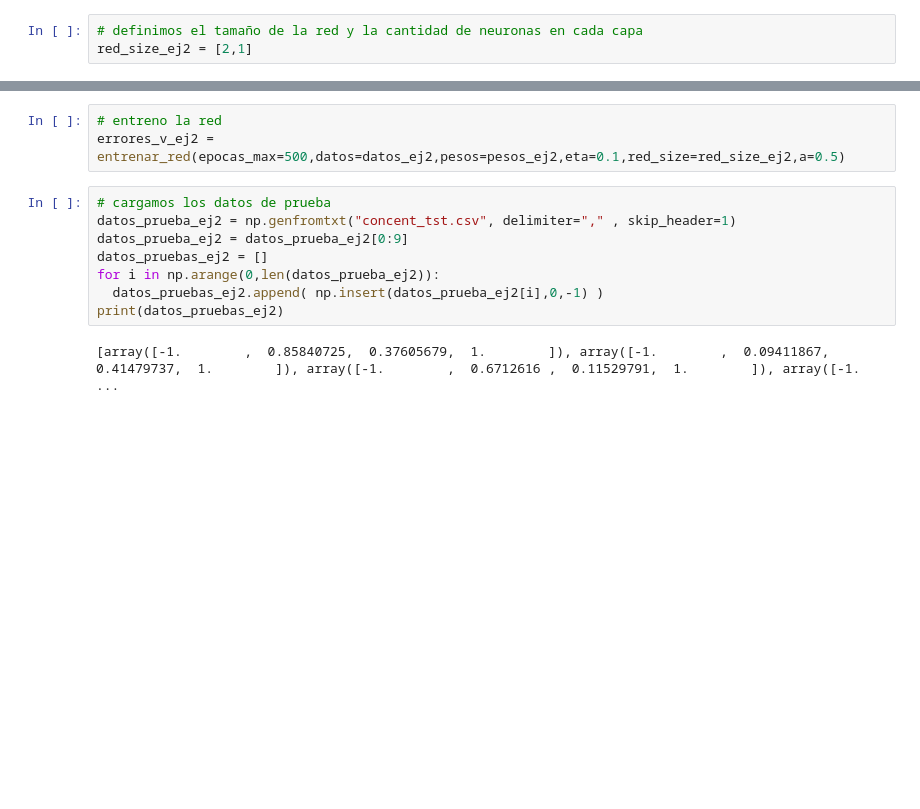
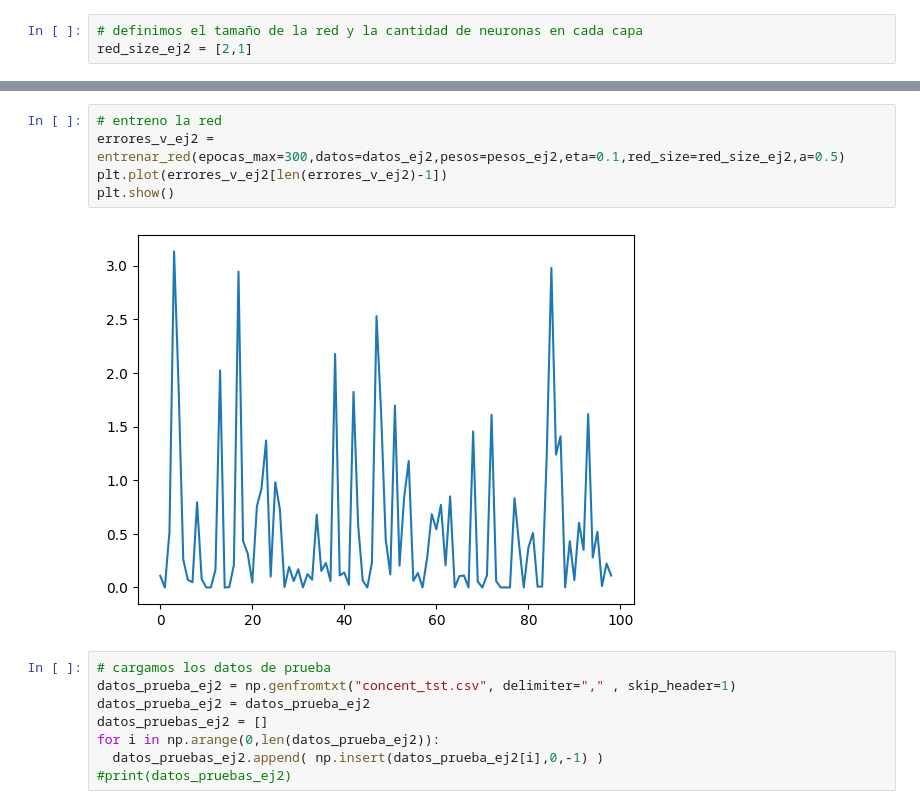
Before and after one commit to aguusandy/ic_2023, a Jupyter notebook: inteligencia_guia2.ipynb, the cells around one changed output, grey strips where cells are left out. Cells and saved outputs as stored; diff of their text form; blank space fills up the shorter version.

```diff
--- a/inteligencia_guia2.ipynb
+++ b/inteligencia_guia2.ipynb
@@ -232,16 +230,18 @@ print(pesos_ej2)
 # %%
 # entreno la red
-errores_v_ej2 = entrenar_red(epocas_max=500,datos=datos_ej2,pesos=pesos_ej2,eta=0.1,red_size=red_size_ej2,a=0.5)
+errores_v_ej2 = entrenar_red(epocas_max=300,datos=datos_ej2,pesos=pesos_ej2,eta=0.1,red_size=red_size_ej2,a=0.5)
+plt.plot(errores_v_ej2[len(errores_v_ej2)-1])
+plt.show()
+# %% [output]
+[figure, added]
 # %%
 # cargamos los datos de prueba
 datos_prueba_ej2 = np.genfromtxt("concent_tst.csv", delimiter="," , skip_header=1)
-datos_prueba_ej2 = datos_prueba_ej2[0:9]
+datos_prueba_ej2 = datos_prueba_ej2
 datos_pruebas_ej2 = []
 for i in np.arange(0,len(datos_prueba_ej2)):
   datos_pruebas_ej2.append( np.insert(datos_prueba_ej2[i],0,-1) )
-print(datos_pruebas_ej2)
+#print(datos_pruebas_ej2)
-# %% [output]
-[array([-1.        ,  0.85840725,  0.37605679,  1.        ]), array([-1.        ,  0.09411867,  0.41479737,  1.        ]), array([-1.        ,  0.6712616 ,  0.11529791,  1.        ]), array([-1.       ...
 # %%
 # prueba de la red
 salidas_ej2 = prueba_red(datos_pruebas_ej2,pesos_ej2,red_size_ej2)
```
Also changed, not shown: parts of 9 cells of this notebook.
